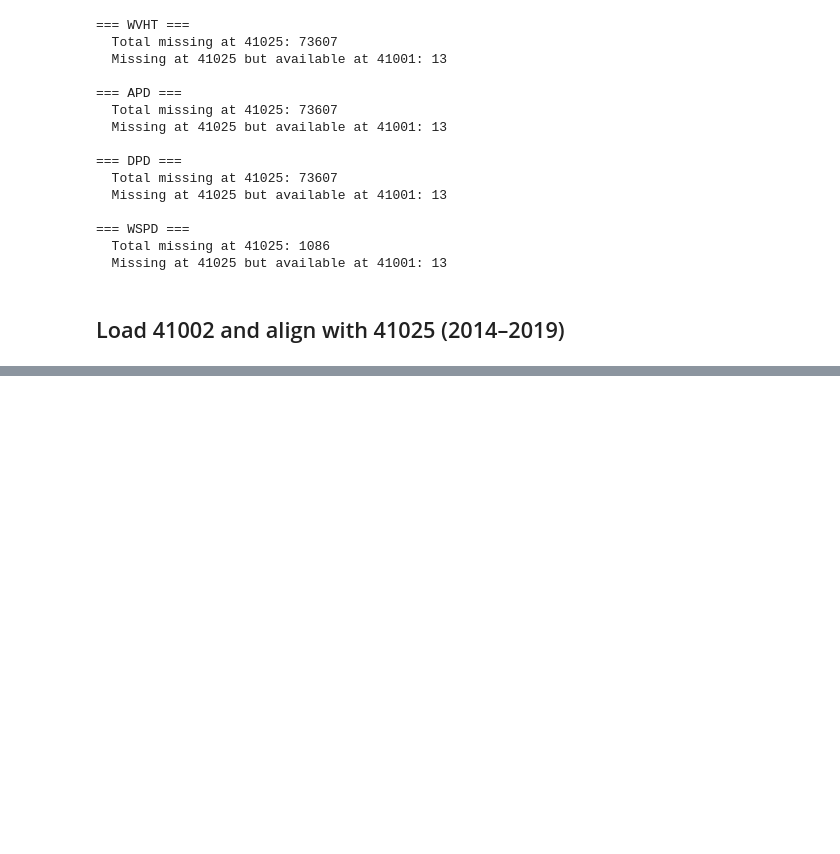
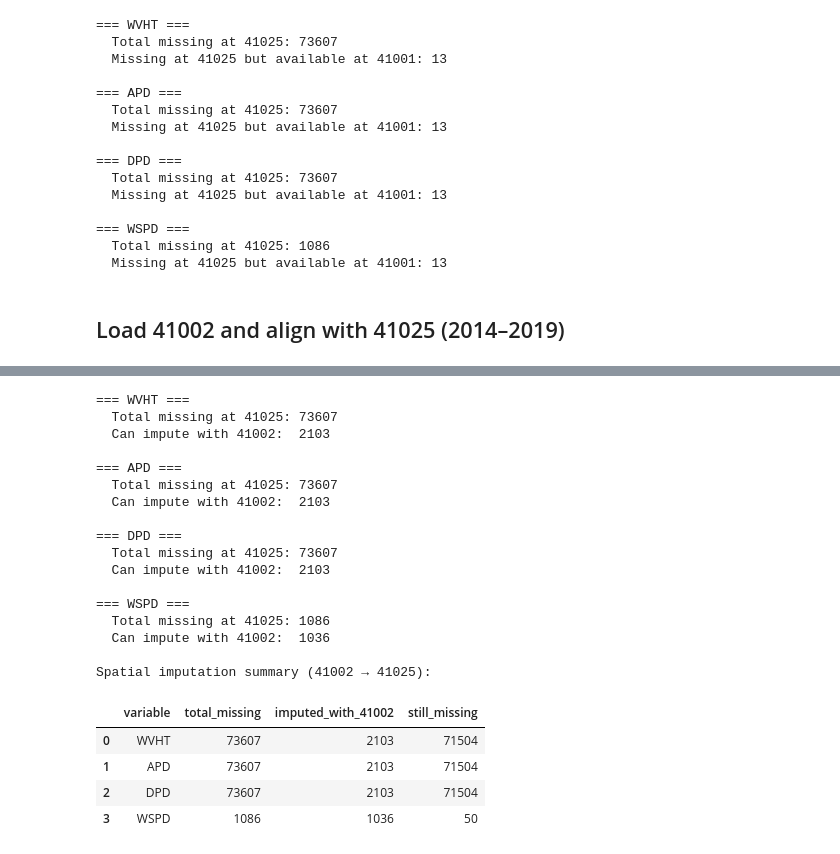
Before and after one commit to RichelCode/Wave-Energy-Forecasting-Methodological-Enhancement-and-Advanced-Modeling, a Jupyter notebook: Conference Presentation.ipynb, the cells around one changed output, grey strips where cells are left out. Cells and saved outputs as stored; diff of their text form; code cells hidden in the pictures; blank space fills up the shorter version.

```diff
--- a/Conference Presentation.ipynb
+++ b/Conference Presentation.ipynb
@@ -1096,0 +1329,73 @@ for var in vars_to_impute:
+# %%
+# ============================================================================
+# APPLY SPATIAL IMPUTATION: 41002 → 41025 (2014–2019)
+# ============================================================================
+
+df_41025_imputed = df_41025.copy()
+imputation_log_2502 = []
+
+for var in vars_to_impute:
+    if var not in imputation_models_2502:
+        continue
+
+    model = imputation_models_2502[var]["model"]
+
+    missing_25 = df_41025[var].isna()
+    avail_02   = df_41002[var].notna()
+    avail_02_aligned = avail_02.reindex(df_41025.index, fill_value=False)
+
+    to_impute_mask = missing_25 & avail_02_aligned
+?????????    n_total_missing = int(missing_25.sum())
+    n_can_impute    = int(to_impute_mask.sum())
+
+    print(f"\n=== {var} ===")
+    print(f"  Total missing at 41025: {n_total_missing}")
+    print(f"  Can impute with 41002:  {n_can_impute}")
+
+    if n_can_impute == 0:
+        continue
+
+    idx_to_impute = df_41025.index[to_impute_mask]
+    neigh_vals = df_41002.loc[idx_to_impute, var].values.reshape(-1, 1)
+    imputed_vals = model.predict(neigh_vals)
+
+    df_41025_imputed.loc[idx_to_impute, var] = imputed_vals
+
+    flag_col = f"{var}_imp_from_41002"
+    if flag_col not in df_41025_imputed.columns:
+        df_41025_imputed[flag_col] = False
+    df_41025_imputed.loc[idx_to_impute, flag_col] = True
+
+    imputation_log_2502.append({
+        "variable": var,
+        "total_missing": n_total_missing,
+        "imputed_with_41002": n_can_impute,
+        "still_missing": n_total_missing - n_can_impute
+    })
+
+imputation_log_2502 = pd.DataFrame(imputation_log_2502)
+print("\nSpatial imputation summary (41002 → 41025):")
+display(imputation_log_2502)
+# %% [output]
+=== WVHT ===
+  Total missing at 41025: 73607
+  Can impute with 41002:  2103
+
+=== APD ===
+  Total missing at 41025: 73607
+  Can impute with 41002:  2103
+
+=== DPD ===
+  Total missing at 41025: 73607
+  Can impute with 41002:  2103
+
+=== WSPD ===
+  Total missing at 41025: 1086
+  Can impute with 41002:  1036
+
+Spatial imputation summary (41002 → 41025):
+|  | variable | total_missing | imputed_with_41002 | still_missing |
+| 0 | WVHT | 73607 | 2103 | 71504 |
+| 1 | APD | 73607 | 2103 | 71504 |
+| 2 | DPD | 73607 | 2103 | 71504 |
+| 3 | WSPD | 1086 | 1036 | 50 |
```
Also changed, not shown: parts of 6 cells of this notebook.
